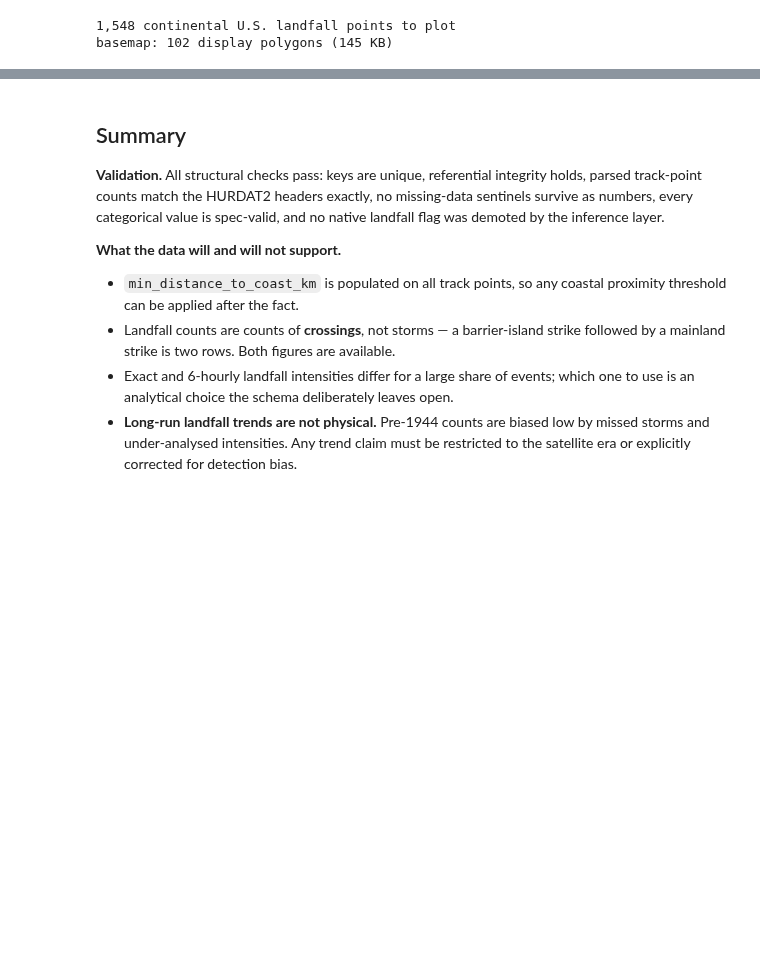
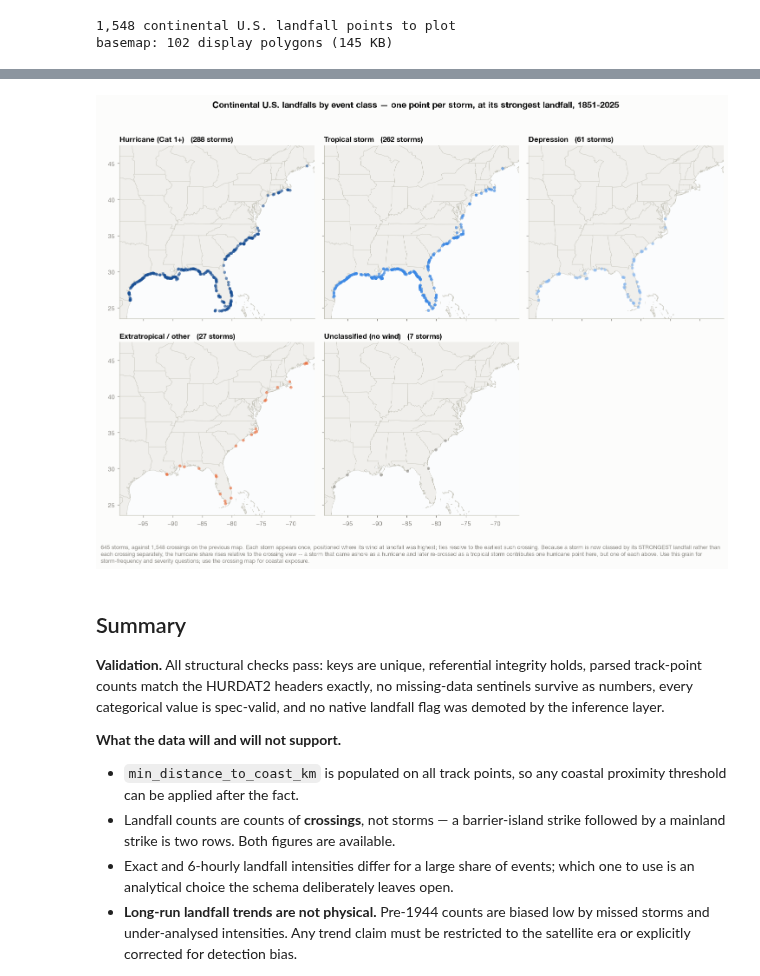
Before and after one commit to rkvaughn/HUTrackDB, a Jupyter notebook: notebooks/eda_validation.ipynb, the cells around one changed output, grey strips where cells are left out. Saved outputs shown, nothing was run; the diff lists cells and outputs as text; code cells hidden in the pictures; blank space fills up the shorter version.

```diff
--- a/notebooks/eda_validation.ipynb
+++ b/notebooks/eda_validation.ipynb
@@ -2108,3 +2176,51 @@ plt.show()
+# %%
+# Grid sized to the classes present, so no class is silently dropped and the
+# panel counts sum to the total quoted in the caption.
+panels = [c for c in CLASS_ORDER if (peak.event_class == c).any()]
+mcols = 3 if len(panels) > 4 else 2
+mrows = int(np.ceil(len(panels) / mcols))
+fig, axes = plt.subplots(mrows, mcols, figsize=(4.4 * mcols, 4.7 * mrows),
+                         sharex=True, sharey=True)
+axes = np.atleast_1d(axes).ravel()
+
+for ax, cls in zip(axes, panels):
+    sub = peak[peak.event_class == cls]
+
+    coast.plot(ax=ax, facecolor='#f0efec', edgecolor=AXIS, linewidth=0.4)
+    # Slightly larger, more opaque marks than the crossings map: there are far
+    # fewer points, so overplotting is no longer the constraint.
+    ax.scatter(sub.exact_lon, sub.exact_lat,
+               s=20, color=CLASS_COLOR[cls], alpha=0.6, linewidth=0, zorder=3)
+
+    ax.set_title(f'{cls}   ({len(sub):,} storms)', fontsize=11, loc='left', pad=5)
+    ax.set_xlim(-99, -66)
+    ax.set_ylim(23.5, 47.5)
+    ax.set_aspect(1 / np.cos(np.radians(35)))
+    ax.set_facecolor('#fbfcfd')
+    ax.grid(False)
+    for side in ('top', 'right'):
+        ax.spines[side].set_visible(False)
+
+for ax in axes[len(panels):]:
+    ax.set_visible(False)
+
+fig.suptitle('Continental U.S. landfalls by event class — one point per storm, '
+             'at its strongest landfall, 1851-2025',
+             fontsize=13, fontweight='bold', color=INK, x=0.5, y=0.995)
+caption(fig,
+    f'{int(peak.event_class.isin(panels).sum()):,} storms, against {len(conus):,} '
+    'crossings on the previous map. '
+    'Each storm appears once, positioned where its wind at landfall was highest; '
+    'ties resolve to the earliest such crossing. Because a storm is now classed by '
+    'its STRONGEST landfall rather than each crossing separately, the hurricane '
+    'share rises relative to the crossing view -- a storm that came ashore as a '
+    'hurricane and later re-crossed as a tropical storm contributes one hurricane '
+    'point here, but one of each above. Use this grain for storm-frequency and '
+    'severity questions; use the crossing map for coastal exposure.', y=0.005)
+plt.tight_layout(rect=[0, 0.02, 1, 0.98])
+plt.show()
+# %% [output]
+[figure, added]
 # %% [markdown]
 ## Summary
 
```
Also changed, not shown: parts of 7 cells of this notebook.
